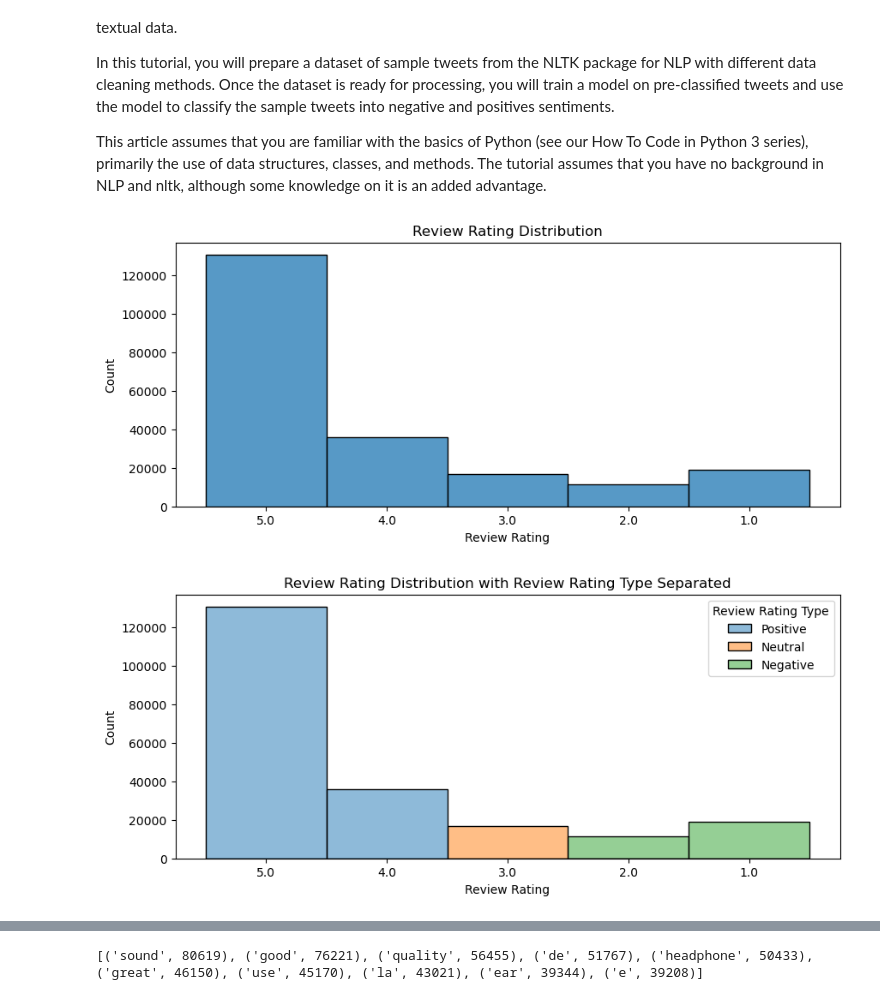
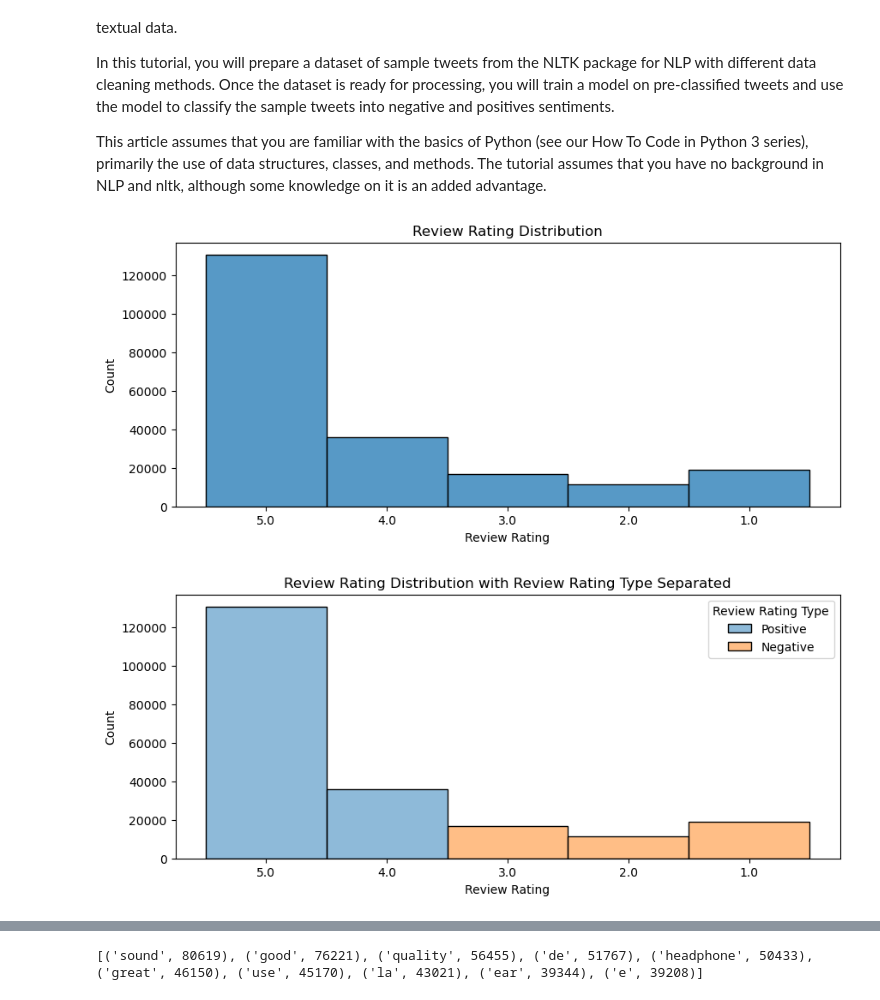
Before and after one commit to YongpengFu/Big-Data-Application, a Jupyter notebook: Web Scrapping from AmazonV5.ipynb, the cells around one changed output, grey strips where cells are left out. Cells and saved outputs as stored; diff of their text form; code cells hidden in the pictures.

```diff
--- a/Web Scrapping from AmazonV5.ipynb
+++ b/Web Scrapping from AmazonV5.ipynb
@@ -736,37 +736,36 @@ This article assumes that you are familiar with the basics of Python (see our Ho
 import matplotlib.pyplot as plt
 import seaborn as sns
 
 '''
 Based on previous VADER results, we conclude that we cannot rely on VADER results to get the tone of a review.
 Probably a better way to categorize a review is using Review Rating (1-5).
 '''
 fig, ax = plt.subplots(figsize=(10,4))
 total_review['Review Rating'] = total_review['Review Rating'].astype(float).astype(str)
 sns.histplot(data=total_review, x="Review Rating",ax = ax).set(title='Review Rating Distribution')
 plt.show()
 
 '''
 From the above distribution plot, we see there are 5 ratings associated with each review.
 After investigating some of reviews with different rating using
 `total_review.loc[total_review['Review Rating'] =="2.0"].iloc[5,4]`,
 we roughly will categorize the review as follows:
 
 5.0, 4.0 >>>> Positive
-3.0 >>> Neutral
-2.0, 1.0 >>> Negative
+3.0, 2.0, 1.0 >>> Negative
 '''
 total_review['Review Rating'] = total_review['Review Rating'].astype(float).astype(str)
-conditions = {"5.0":"Positive", "4.0":"Positive","3.0":"Neutral", "2.0":"Negative", "1.0":"Negative"}
+conditions = {"5.0":"Positive", "4.0":"Positive","3.0":"Negative", "2.0":"Negative", "1.0":"Negative"}
 total_review['Review Rating Type'] = total_review['Review Rating'].map(conditions)
 # total_review.head(4)
 
 fig, ax = plt.subplots(figsize=(10,4))
 sns.histplot(data=total_review, x="Review Rating",ax = ax,
              hue = "Review Rating Type").set(title='Review Rating Distribution with Review Rating Type Separated')
 plt.show()
 # %% [output]
 [figure]
-[figure, old version]
+[figure, new version]
 # %%
 import numpy as np
 import pandas as pd
```
Also changed, not shown: parts of 10 cells of this notebook, 1 other file.
